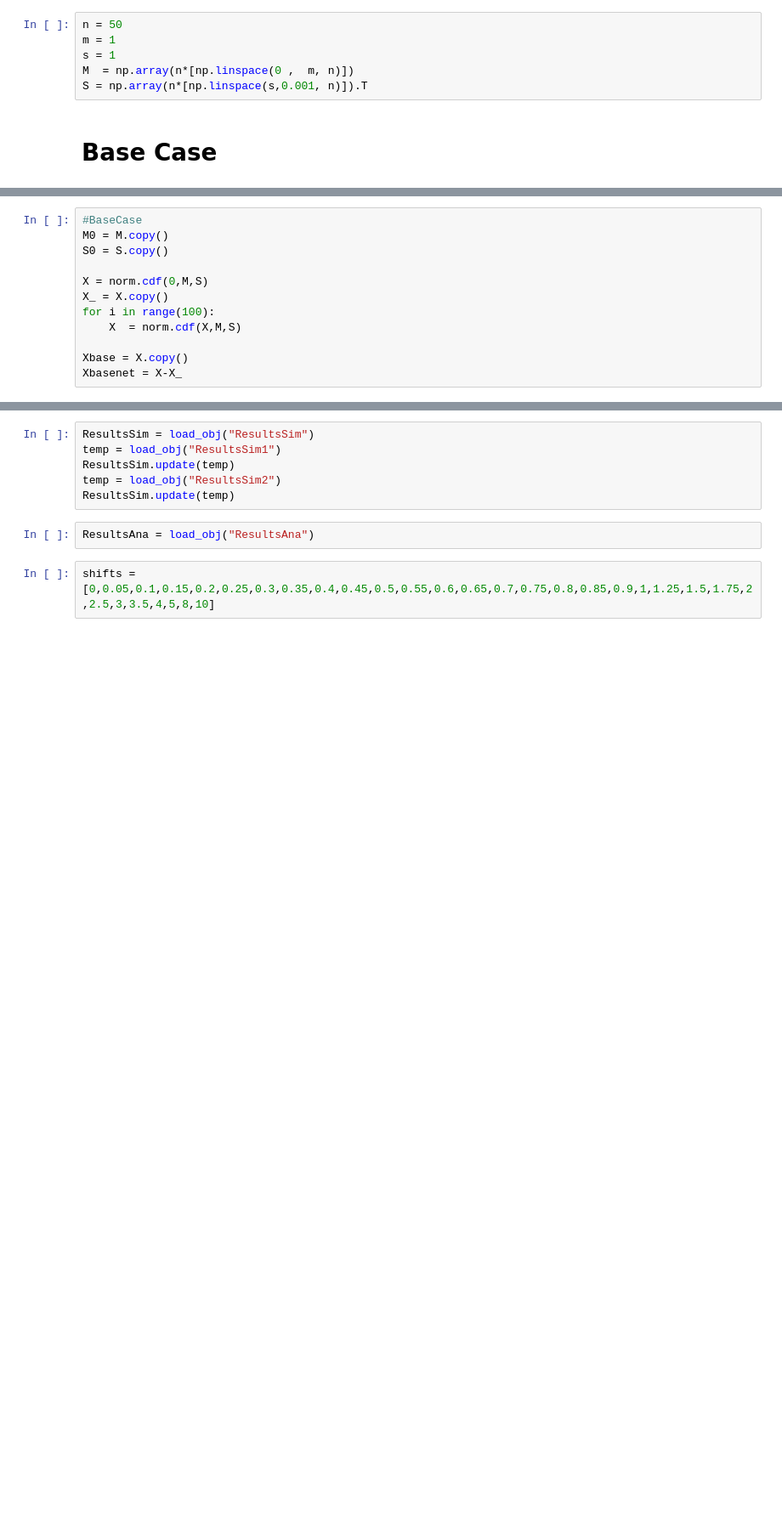
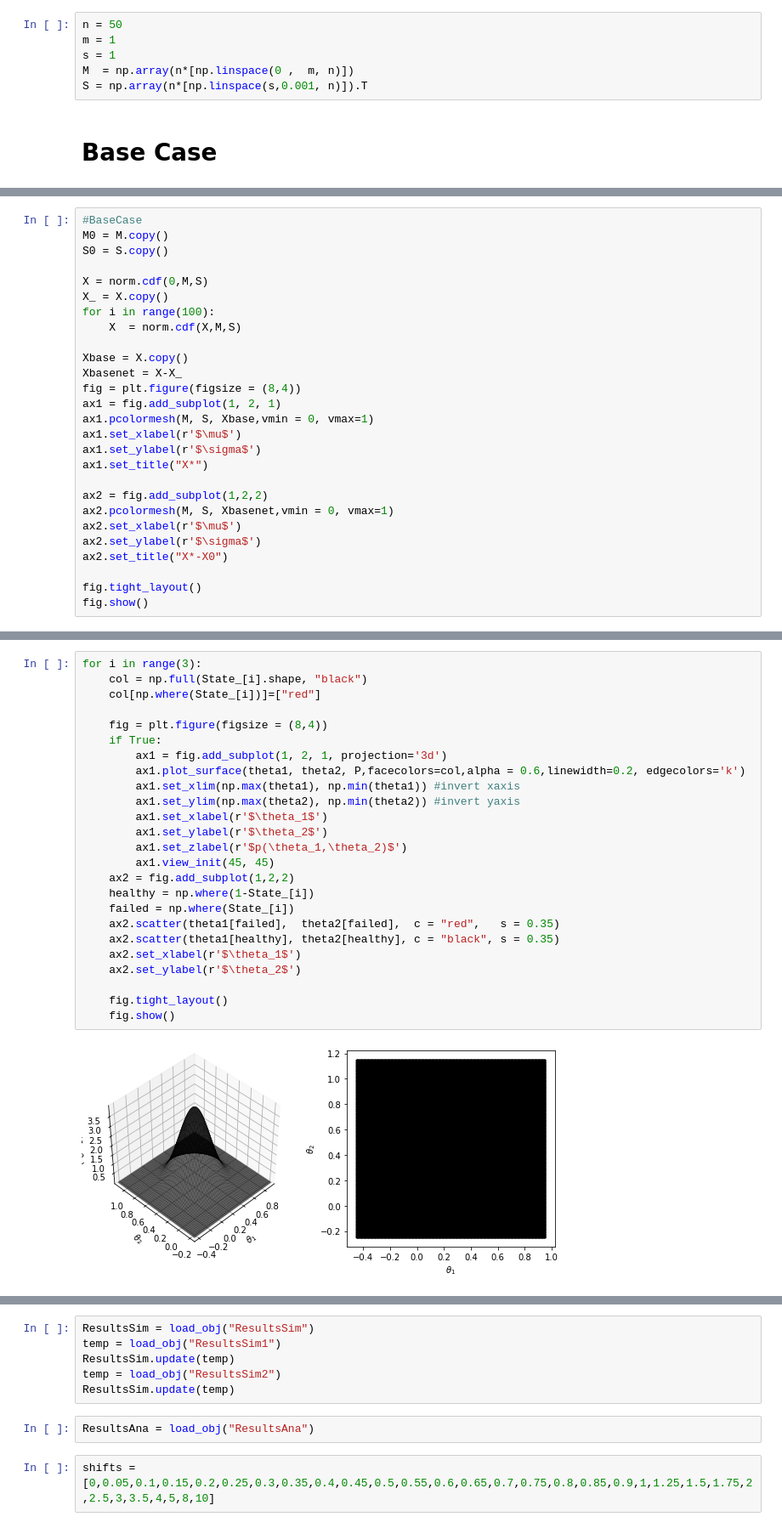
Before and after one commit to saemeon/ABM-Project-FS21, a Jupyter notebook: Project Results.ipynb, the cells around one changed output, grey strips where cells are left out. Shown at 85% size. Saved outputs shown, nothing was run; the diff lists cells and outputs as text; blank space fills up the shorter version.

```diff
--- a/Project Results.ipynb
+++ b/Project Results.ipynb
@@ -36,3 +39,18 @@ for i in range(100):
 
 Xbase = X.copy()
 Xbasenet = X-X_
+fig = plt.figure(figsize = (8,4))
+ax1 = fig.add_subplot(1, 2, 1)
+ax1.pcolormesh(M, S, Xbase,vmin = 0, vmax=1)
+ax1.set_xlabel(r'$\mu$')
+ax1.set_ylabel(r'$\sigma$')
+ax1.set_title("X*")
+
+ax2 = fig.add_subplot(1,2,2)
+ax2.pcolormesh(M, S, Xbasenet,vmin = 0, vmax=1)
+ax2.set_xlabel(r'$\mu$')
+ax2.set_ylabel(r'$\sigma$')
+ax2.set_title("X*-X0")
+
+fig.tight_layout()
+fig.show()
@@ -40,0 +138,27 @@ Xbasenet = X-X_
+# %%
+for i in range(3):
+    col = np.full(State_[i].shape, "black")
+    col[np.where(State_[i])]=["red"]
+
+    fig = plt.figure(figsize = (8,4))
+    if True:
+        ax1 = fig.add_subplot(1, 2, 1, projection='3d')
+        ax1.plot_surface(theta1, theta2, P,facecolors=col,alpha = 0.6,linewidth=0.2, edgecolors='k')
+        ax1.set_xlim(np.max(theta1), np.min(theta1)) #invert xaxis
+        ax1.set_ylim(np.max(theta2), np.min(theta2)) #invert yaxis
+        ax1.set_xlabel(r'$\theta_1$')
+        ax1.set_ylabel(r'$\theta_2$')
+        ax1.set_zlabel(r'$p(\theta_1,\theta_2)$')
+        ax1.view_init(45, 45)
+    ax2 = fig.add_subplot(1,2,2)
+    healthy = np.where(1-State_[i])
+    failed = np.where(State_[i])
+    ax2.scatter(theta1[failed],  theta2[failed],  c = "red",   s = 0.35)
+    ax2.scatter(theta1[healthy], theta2[healthy], c = "black", s = 0.35)
+    ax2.set_xlabel(r'$\theta_1$')
+    ax2.set_ylabel(r'$\theta_2$')
+
+    fig.tight_layout()
+    fig.show()
+# %% [output]
+[figure, added]
```
Also changed, not shown: parts of 15 cells of this notebook, 5 other files.
